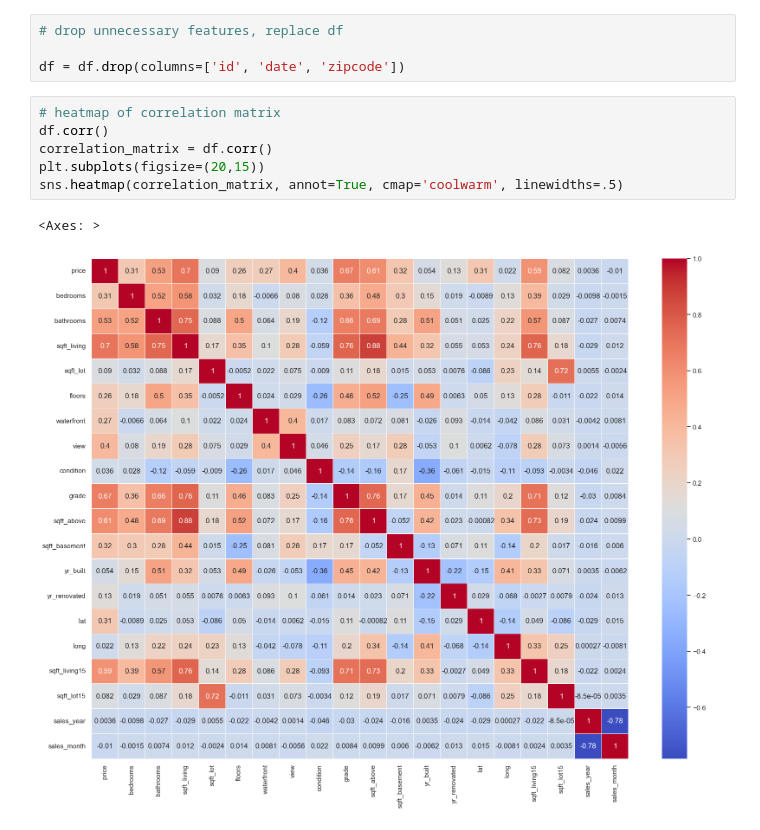
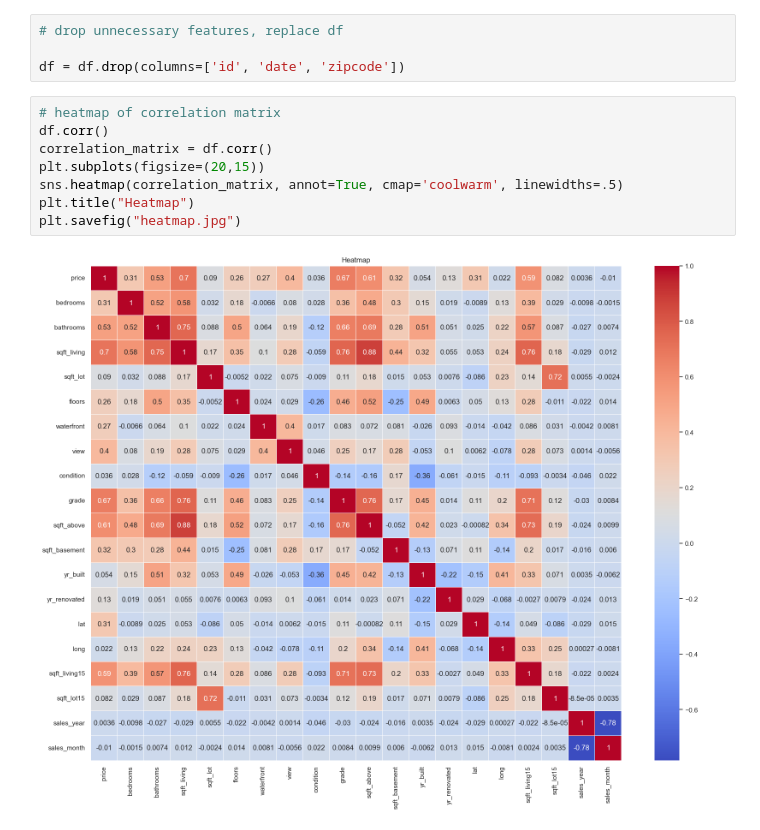
Before and after one commit to rohanxavier33/washingtonHousingPrices, a Jupyter notebook: housing.ipynb, the cells around one changed output. Cells and saved outputs as stored; diff of their text form.

```diff
--- a/housing.ipynb
+++ b/housing.ipynb
@@ -103,12 +103,13 @@ df = df.drop(columns=['id', 'date', 'zipcode'])
 # %%
 # heatmap of correlation matrix
 df.corr()
 correlation_matrix = df.corr()
 plt.subplots(figsize=(20,15))
 sns.heatmap(correlation_matrix, annot=True, cmap='coolwarm', linewidths=.5)
+plt.title("Heatmap")
+plt.savefig("heatmap.jpg")
 # %% [output]
-<Axes: >
-[figure, old version]
+[figure, new version]
 # %%
 # pairplot of all features
 # Select the first 10 columns
```
Also changed, not shown: parts of 5 cells of this notebook, 2 other files.
